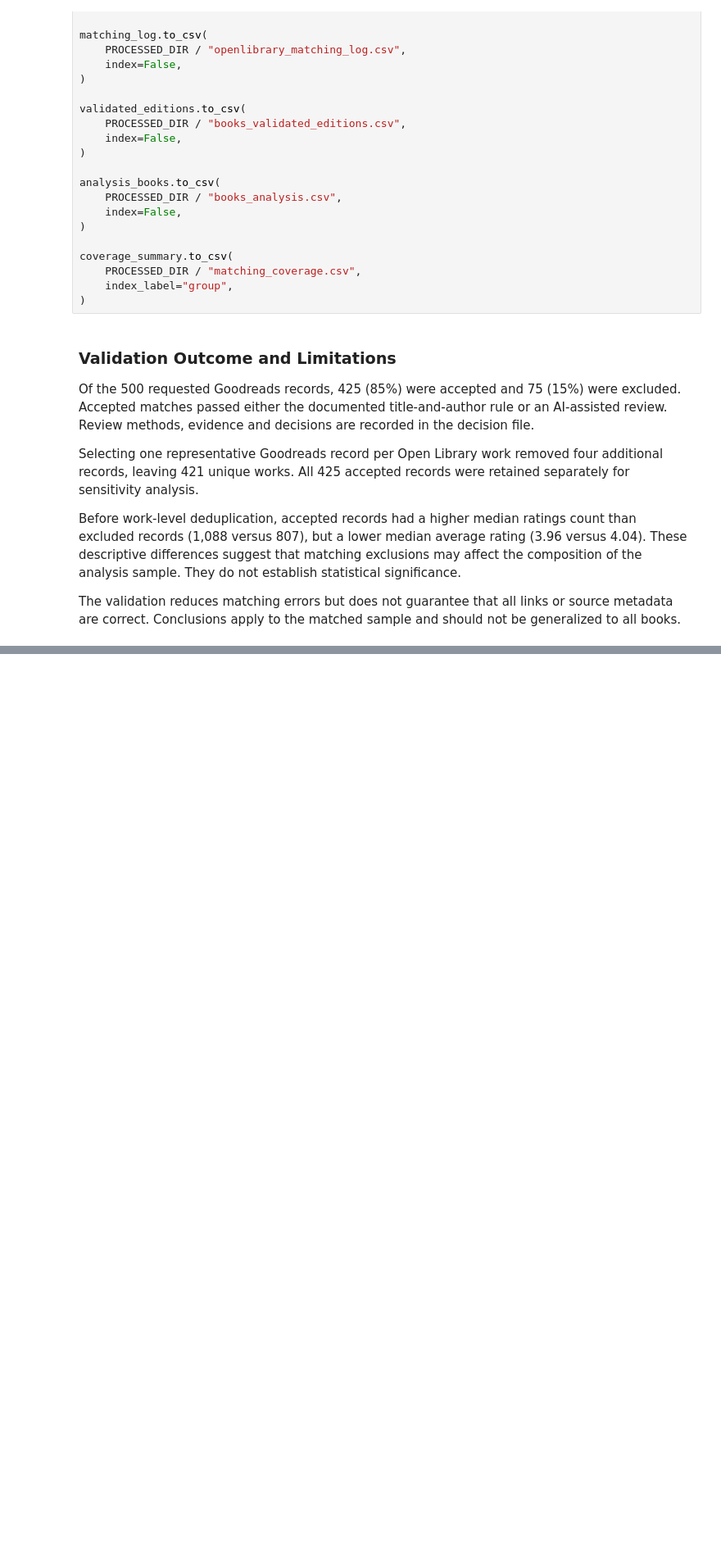
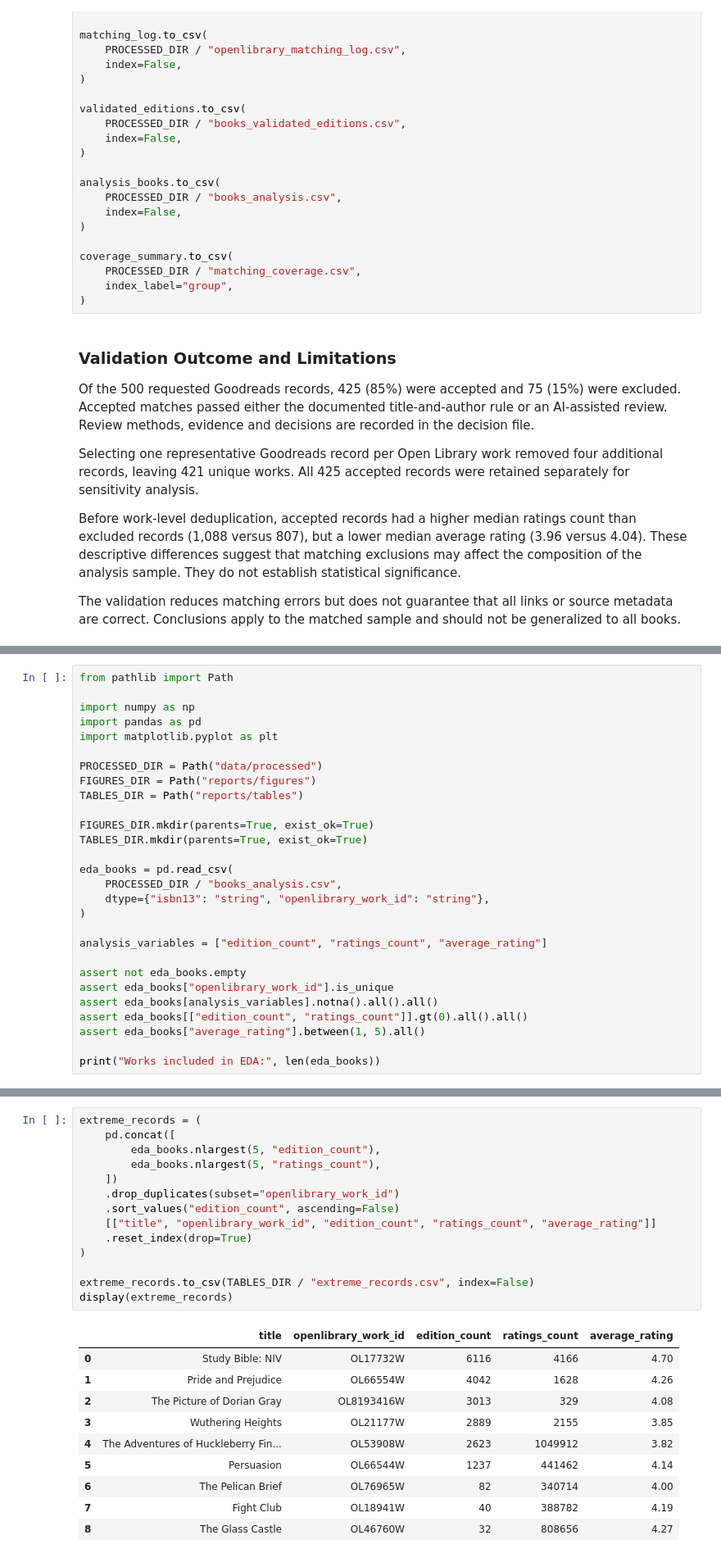
Before and after one commit to radostina-elinchova/books-ds, a Jupyter notebook: books_project.ipynb, the cells around one changed output, grey strips where cells are left out. Shown at 82% size. Cells and saved outputs as stored; diff of their text form; blank space fills up the shorter version.

```diff
--- a/books_project.ipynb
+++ b/books_project.ipynb
@@ -1992,0 +2010,28 @@ to the matched sample and should not be generalized to all books.
+# %%
+from pathlib import Path
+
+import numpy as np
+import pandas as pd
+import matplotlib.pyplot as plt
+
+PROCESSED_DIR = Path("data/processed")
+FIGURES_DIR = Path("reports/figures")
+TABLES_DIR = Path("reports/tables")
+
+FIGURES_DIR.mkdir(parents=True, exist_ok=True)
+TABLES_DIR.mkdir(parents=True, exist_ok=True)
+
+eda_books = pd.read_csv(
+    PROCESSED_DIR / "books_analysis.csv",
+    dtype={"isbn13": "string", "openlibrary_work_id": "string"},
+)
+
+analysis_variables = ["edition_count", "ratings_count", "average_rating"]
+
+assert not eda_books.empty
+assert eda_books["openlibrary_work_id"].is_unique
+assert eda_books[analysis_variables].notna().all().all()
+assert eda_books[["edition_count", "ratings_count"]].gt(0).all().all()
+assert eda_books["average_rating"].between(1, 5).all()
+
+print("Works included in EDA:", len(eda_books))
@@ -1992,0 +2225,25 @@ to the matched sample and should not be generalized to all books.
+# %%
+extreme_records = (
+    pd.concat([
+        eda_books.nlargest(5, "edition_count"),
+        eda_books.nlargest(5, "ratings_count"),
+    ])
+    .drop_duplicates(subset="openlibrary_work_id")
+    .sort_values("edition_count", ascending=False)
+    [["title", "openlibrary_work_id", "edition_count", "ratings_count", "average_rating"]]
+    .reset_index(drop=True)
+)
+
+extreme_records.to_csv(TABLES_DIR / "extreme_records.csv", index=False)
+display(extreme_records)
+# %% [output]
+|  | title | openlibrary_work_id | edition_count | ratings_count | average_rating |
+| 0 | Study Bible: NIV | OL17732W | 6116 | 4166 | 4.70 |
+| 1 | Pride and Prejudice | OL66554W | 4042 | 1628 | 4.26 |
+| 2 | The Picture of Dorian Gray | OL8193416W | 3013 | 329 | 4.08 |
+| 3 | Wuthering Heights | OL21177W | 2889 | 2155 | 3.85 |
+| 4 | The Adventures of Huckleberry Fin... | OL53908W | 2623 | 1049912 | 3.82 |
+| 5 | Persuasion | OL66544W | 1237 | 441462 | 4.14 |
+| 6 | The Pelican Brief | OL76965W | 82 | 340714 | 4.00 |
+| 7 | Fight Club | OL18941W | 40 | 388782 | 4.19 |
+| 8 | The Glass Castle | OL46760W | 32 | 808656 | 4.27 |
```
Also changed, not shown: parts of 13 cells of this notebook, 6 other files.
